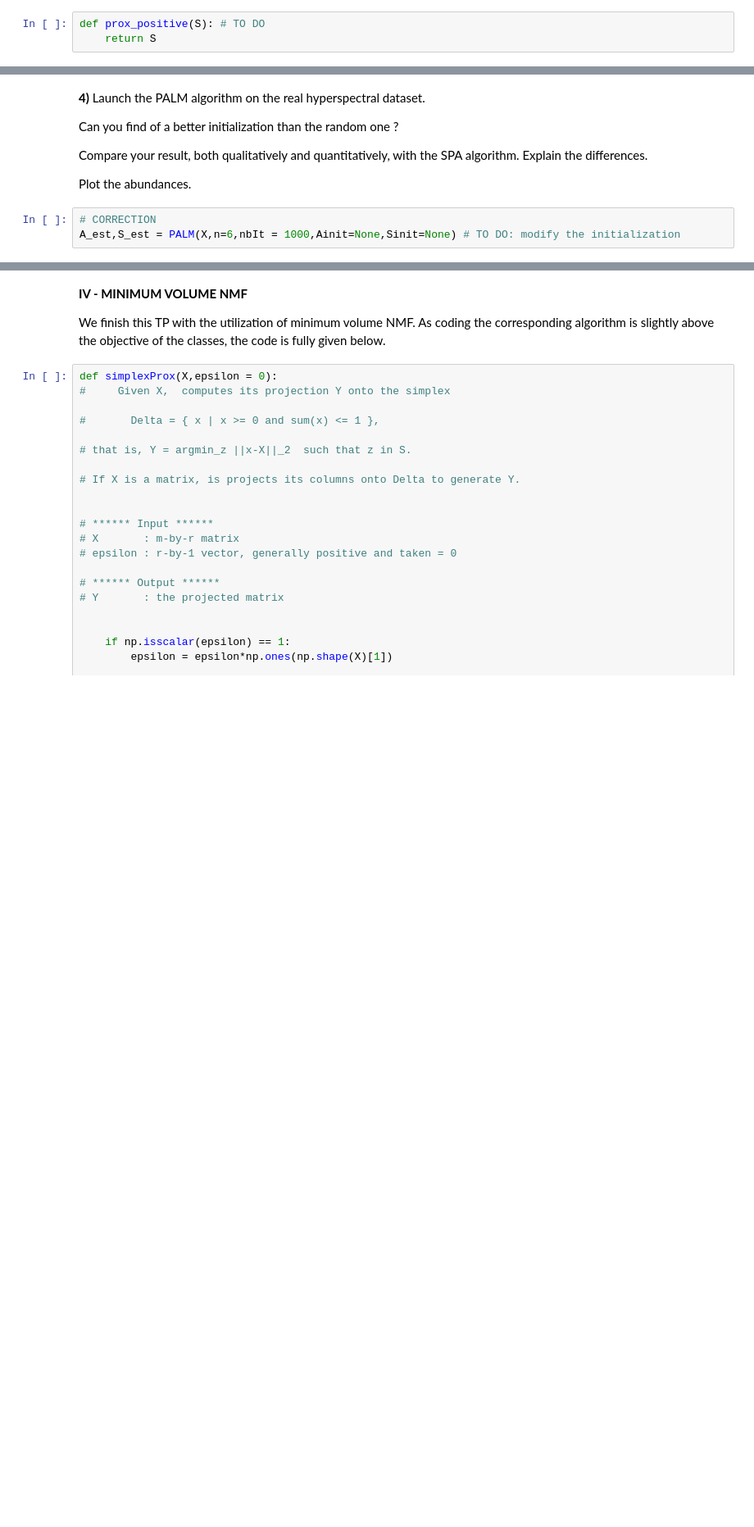
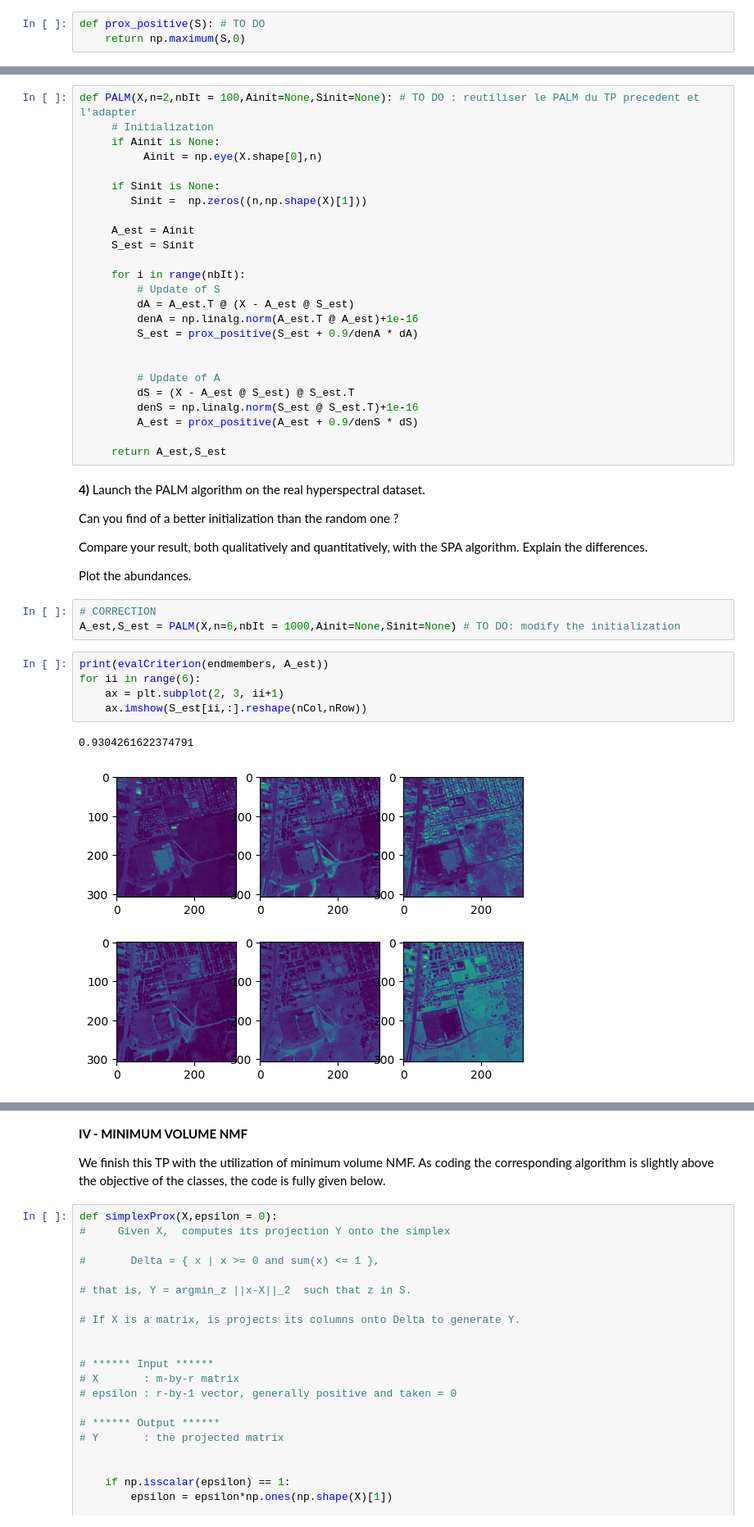
Before and after one commit to V-kr0pt/Image-Processing, a Jupyter notebook: IMA207 - Remote sensing_industrial applications/TPs/TP4/TP2_IMA207_FRANCAVitor.ipynb, the cells around one changed output, grey strips where cells are left out. Shown at 82% size. Saved outputs shown, nothing was run; the diff lists cells and outputs as text; blank space fills up the shorter version.

```diff
--- a/IMA207 - Remote sensing_industrial applications/TPs/TP4/TP2_IMA207_FRANCAVitor.ipynb
+++ b/IMA207 - Remote sensing_industrial applications/TPs/TP4/TP2_IMA207_FRANCAVitor.ipynb
@@ -268,6 +270,6 @@ This optimization scheme is simple but can provide decent separation results.
 **2)** Implement the proximal operator of the nonnegativity constraint.
 # %%
 def prox_positive(S): # TO DO
-    return S
+    return np.maximum(S,0)
 # %% [markdown]
 **3)** Implement the PALM algorithm to solve the plain NMF problem.
@@ -278,3 +276,28 @@ def PALM(X,n=2,nbIt = 100,Ainit=None,Sinit=None): # TO DO : reutiliser le PALM d
+# %%
+def PALM(X,n=2,nbIt = 100,Ainit=None,Sinit=None): # TO DO : reutiliser le PALM du TP precedent et l'adapter
+     # Initialization
+     if Ainit is None:
+          Ainit = np.eye(X.shape[0],n)
+
+     if Sinit is None:
+        Sinit =  np.zeros((n,np.shape(X)[1]))
+
+     A_est = Ainit
+     S_est = Sinit
+
+     for i in range(nbIt):
+         # Update of S
+         dA = A_est.T @ (X - A_est @ S_est)
+         denA = np.linalg.norm(A_est.T @ A_est)+1e-16
+         S_est = prox_positive(S_est + 0.9/denA * dA)
+
+
+         # Update of A
+         dS = (X - A_est @ S_est) @ S_est.T
+         denS = np.linalg.norm(S_est @ S_est.T)+1e-16
+         A_est = prox_positive(A_est + 0.9/denS * dS)
+
+     return A_est,S_est
 # %% [markdown]
 **4)**
 Launch the PALM algorithm on the real hyperspectral dataset.
@@ -287,3 +310,11 @@ Plot the abundances.
 # %%
 # CORRECTION
 A_est,S_est = PALM(X,n=6,nbIt = 1000,Ainit=None,Sinit=None) # TO DO: modify the initialization
+# %%
+print(evalCriterion(endmembers, A_est))
+for ii in range(6):
+    ax = plt.subplot(2, 3, ii+1)
+    ax.imshow(S_est[ii,:].reshape(nCol,nRow))
+# %% [output]
+0.9304261622374791
+[figure, added]
```
Also changed, not shown: parts of 3 cells of this notebook.
